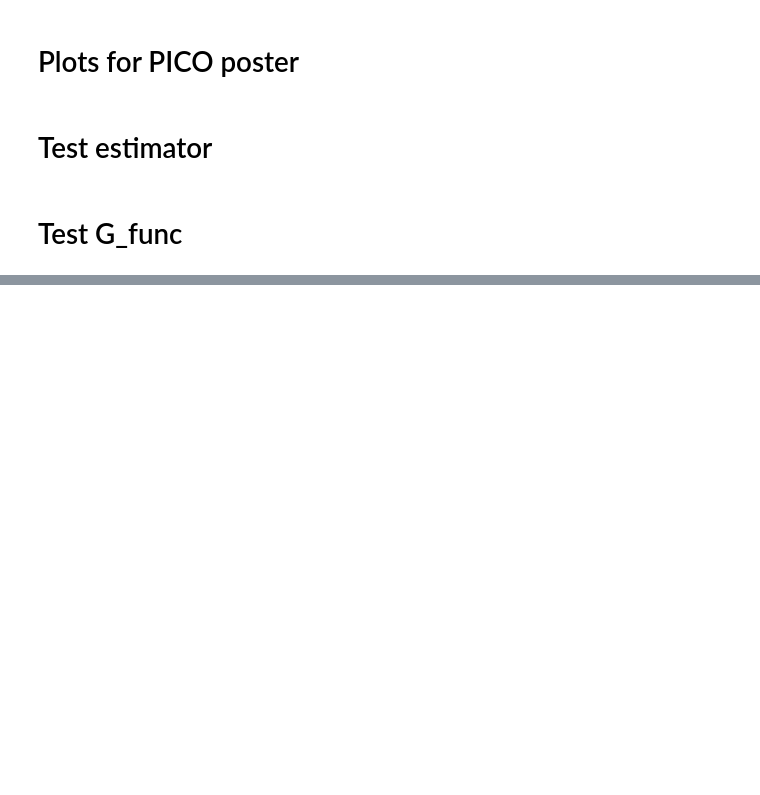
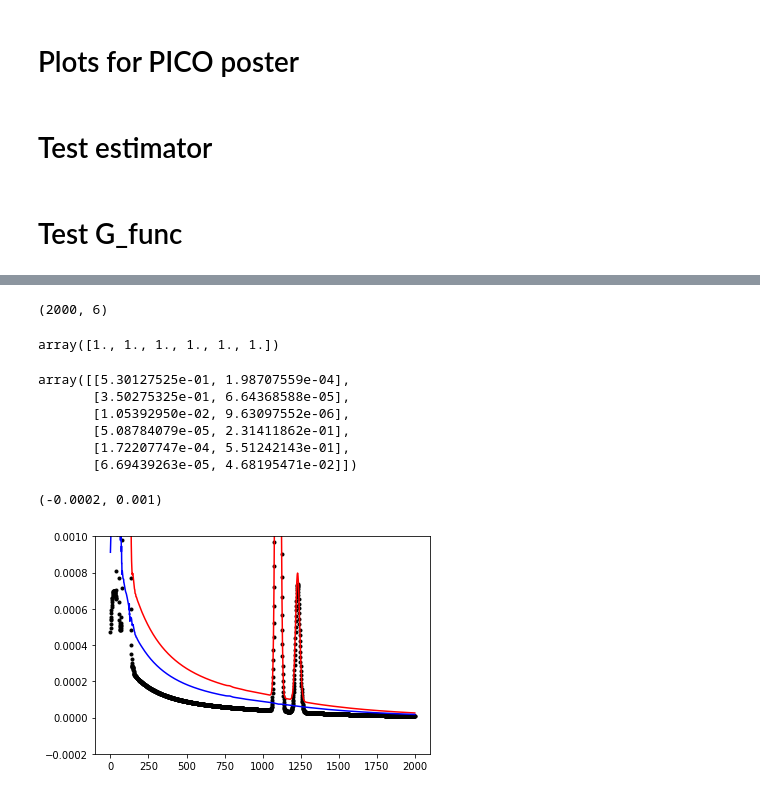
Before and after one commit to adriente/espm, a Jupyter notebook: notebooks/old/AT_testing.ipynb, the cells around one changed output, grey strips where cells are left out. Drawn from its saved outputs; the diff is of its cells as text; code cells hidden in the pictures; blank space fills up the shorter version.

```diff
--- a/notebooks/old/AT_testing.ipynb
+++ b/notebooks/old/AT_testing.ipynb
@@ -535,0 +609,35 @@ plt.plot(d[:,0])
+# %%
+G, P, A, D, w, X, X_cont = generate_one_sample()
+# %%
+G[:,:-2].shape
+# %% [output]
+(2000, 6)
+# %%
+G[:,:-2].sum(axis = 0)
+# %% [output]
+array([1., 1., 1., 1., 1., 1.])
+# %%
+P[:-2,:]
+# %% [output]
+array([[5.30127525e-01, 1.98707559e-04],
+       [3.50275325e-01, 6.64368588e-05],
+       [1.05392950e-02, 9.63097552e-06],
+       [5.08784079e-05, 2.31411862e-01],
+       [1.72207747e-04, 5.51242143e-01],
+       [6.69439263e-05, 4.68195471e-02]])
+# %%
+P[-2,0] = 5e-5*3e-5
+P[-1,0] = 3e-4*3e-5
+P[-2,1] = 7e-4*3e-5
+P[-1,1] = 5e-4*3e-5
+# %%
+P[] = np.abs(np.linalg.lstsq(G, D, rcond=None)[0])
+# %%
+plt.plot(D[:,1],"k.")
+plt.plot((G@P)[:,1],"r-")
+plt.plot((G@P)[:,1] - D[:,1],"b-")
+plt.ylim(-0.0002, 0.001)
+# plt.xlim(-5,250)
+# %% [output]
+(-0.0002, 0.001)
+[figure, added]
```
Also changed, not shown: parts of 10 cells of this notebook, 18 other files.
